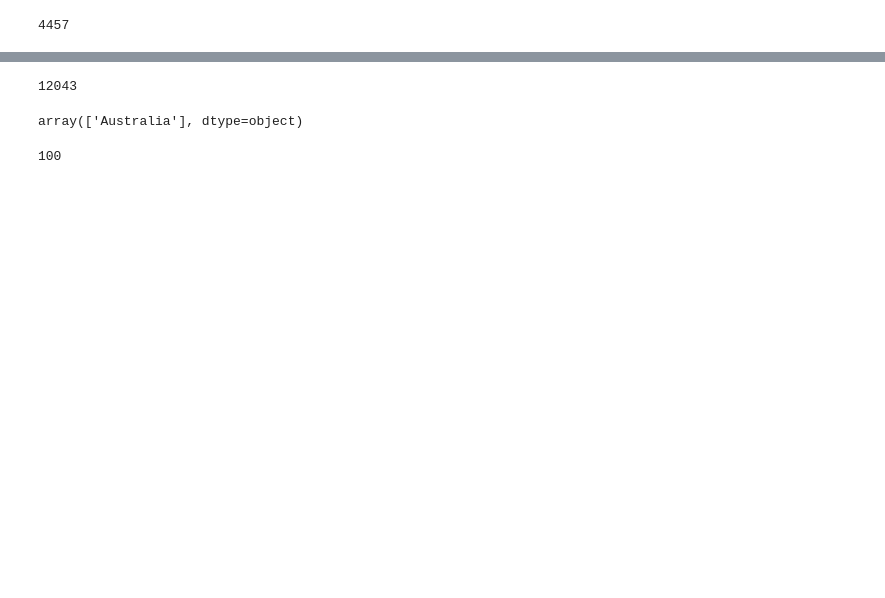
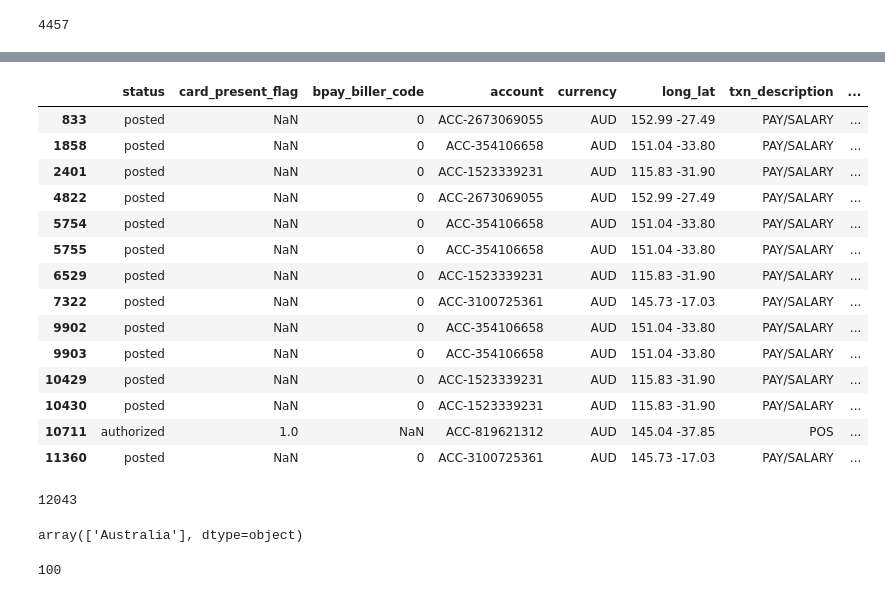
Before and after one commit to nug1209/ANZ_Data_Virtual_Experience, a Jupyter notebook: ANZ_Data_Analytics.ipynb, the cells around one changed output, grey strips where cells are left out. Drawn from its saved outputs; the diff is of its cells as text; code cells hidden in the pictures; blank space fills up the shorter version.

```diff
--- a/ANZ_Data_Analytics.ipynb
+++ b/ANZ_Data_Analytics.ipynb
@@ -335,3 +352,21 @@ df['amount'].nunique()
+# %%
+df[df['amount'].isin(df['amount'].nlargest(10))]
+# %% [output]
+|  | status | card_present_flag | bpay_biller_code | account | currency | long_lat | txn_description | ... |
+| 833 | posted | NaN | 0 | ACC-2673069055 | AUD | 152.99 -27.49 | PAY/SALARY | ... |
+| 1858 | posted | NaN | 0 | ACC-354106658 | AUD | 151.04 -33.80 | PAY/SALARY | ... |
+| 2401 | posted | NaN | 0 | ACC-1523339231 | AUD | 115.83 -31.90 | PAY/SALARY | ... |
+| 4822 | posted | NaN | 0 | ACC-2673069055 | AUD | 152.99 -27.49 | PAY/SALARY | ... |
+| 5754 | posted | NaN | 0 | ACC-354106658 | AUD | 151.04 -33.80 | PAY/SALARY | ... |
+| 5755 | posted | NaN | 0 | ACC-354106658 | AUD | 151.04 -33.80 | PAY/SALARY | ... |
+| 6529 | posted | NaN | 0 | ACC-1523339231 | AUD | 115.83 -31.90 | PAY/SALARY | ... |
+| 7322 | posted | NaN | 0 | ACC-3100725361 | AUD | 145.73 -17.03 | PAY/SALARY | ... |
+| 9902 | posted | NaN | 0 | ACC-354106658 | AUD | 151.04 -33.80 | PAY/SALARY | ... |
+| 9903 | posted | NaN | 0 | ACC-354106658 | AUD | 151.04 -33.80 | PAY/SALARY | ... |
+| 10429 | posted | NaN | 0 | ACC-1523339231 | AUD | 115.83 -31.90 | PAY/SALARY | ... |
+| 10430 | posted | NaN | 0 | ACC-1523339231 | AUD | 115.83 -31.90 | PAY/SALARY | ... |
+| 10711 | authorized | 1.0 | NaN | ACC-819621312 | AUD | 145.04 -37.85 | POS | ... |
+| 11360 | posted | NaN | 0 | ACC-3100725361 | AUD | 145.73 -17.03 | PAY/SALARY | ... |
 # %%
 df['transaction_id'].nunique()
 # %% [output]
```
Also changed, not shown: parts of 7 cells of this notebook.
